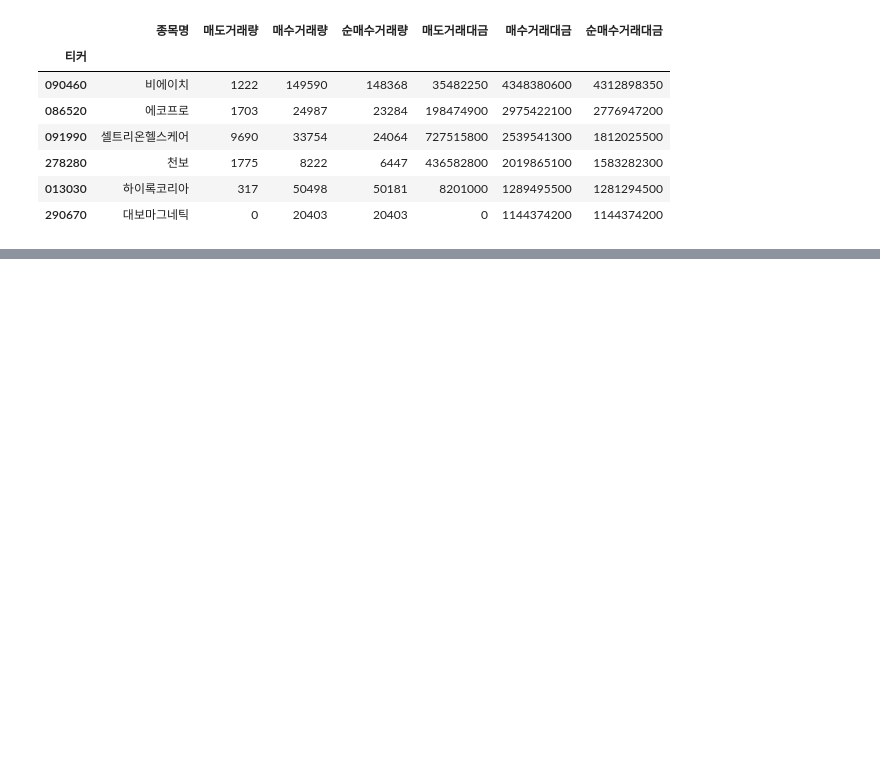
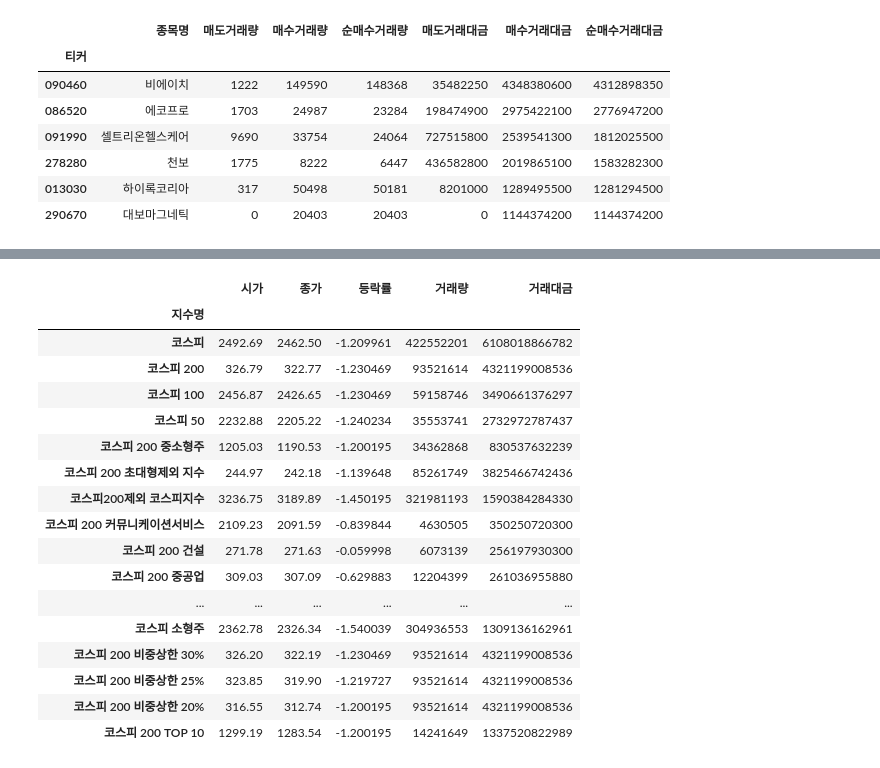
Before and after one commit to viva-lee/trading-backtesting, a Jupyter notebook: pykrx_example.ipynb, the cells around one changed output, grey strips where cells are left out. Saved outputs shown, nothing was run; the diff lists cells and outputs as text; code cells hidden in the pictures; blank space fills up the shorter version.

```diff
--- a/pykrx_example.ipynb
+++ b/pykrx_example.ipynb
@@ -210,0 +282,22 @@ df[df["순매수거래대금"] > 1000000000]
+# %%
+df = stock.get_index_price_change("20220822", "20220822", "KOSPI")
+df
+# %% [output]
+|  | 시가 | 종가 | 등락률 | 거래량 | 거래대금 |
+| 지수명 |  |  |  |  |  |
+| 코스피 | 2492.69 | 2462.50 | -1.209961 | 422552201 | 6108018866782 |
+| 코스피 200 | 326.79 | 322.77 | -1.230469 | 93521614 | 4321199008536 |
+| 코스피 100 | 2456.87 | 2426.65 | -1.230469 | 59158746 | 3490661376297 |
+| 코스피 50 | 2232.88 | 2205.22 | -1.240234 | 35553741 | 2732972787437 |
+| 코스피 200 중소형주 | 1205.03 | 1190.53 | -1.200195 | 34362868 | 830537632239 |
+| 코스피 200 초대형제외 지수 | 244.97 | 242.18 | -1.139648 | 85261749 | 3825466742436 |
+| 코스피200제외 코스피지수 | 3236.75 | 3189.89 | -1.450195 | 321981193 | 1590384284330 |
+| 코스피 200 커뮤니케이션서비스 | 2109.23 | 2091.59 | -0.839844 | 4630505 | 350250720300 |
+| 코스피 200 건설 | 271.78 | 271.63 | -0.059998 | 6073139 | 256197930300 |
+| 코스피 200 중공업 | 309.03 | 307.09 | -0.629883 | 12204399 | 261036955880 |
+| ... | ... | ... | ... | ... | ... |
+| 코스피 소형주 | 2362.78 | 2326.34 | -1.540039 | 304936553 | 1309136162961 |
+| 코스피 200 비중상한 30% | 326.20 | 322.19 | -1.230469 | 93521614 | 4321199008536 |
+| 코스피 200 비중상한 25% | 323.85 | 319.90 | -1.219727 | 93521614 | 4321199008536 |
+| 코스피 200 비중상한 20% | 316.55 | 312.74 | -1.200195 | 93521614 | 4321199008536 |
+| 코스피 200 TOP 10 | 1299.19 | 1283.54 | -1.200195 | 14241649 | 1337520822989 |
```
Also changed, not shown: parts of 6 cells of this notebook.
